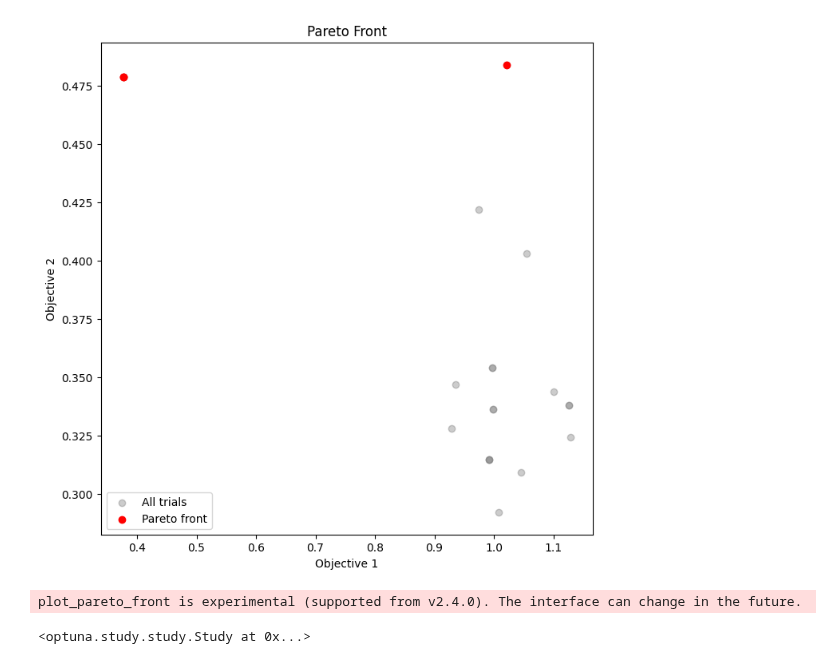
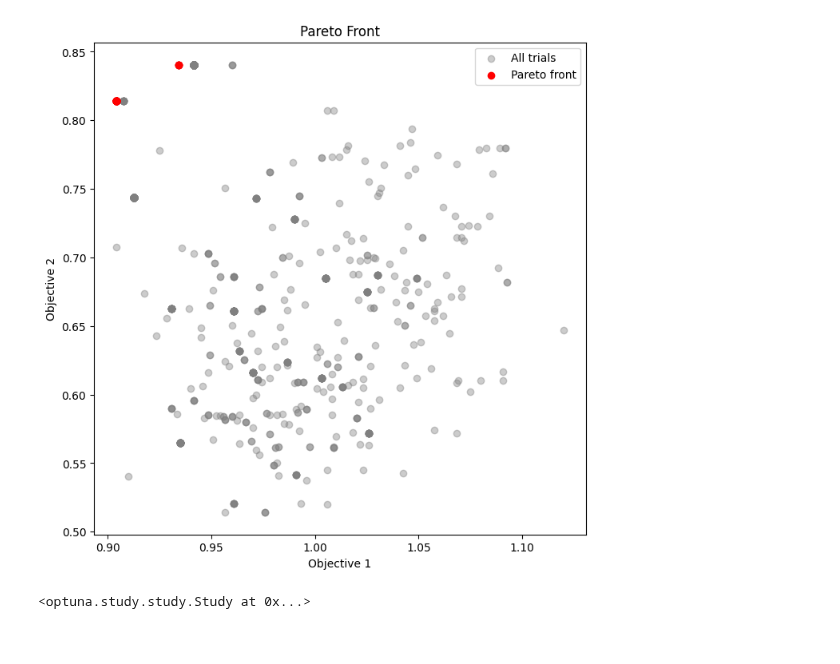
Before and after one commit to albertodoimo/robot-swarm-model, a Jupyter notebook: plot_pareto.ipynb, the cells around one changed output. Saved outputs shown, nothing was run; the diff lists cells and outputs as text; code cells hidden in the pictures.

```diff
--- a/plot_pareto.ipynb
+++ b/plot_pareto.ipynb
@@ -2,36 +2,36 @@
 import optuna
 import matplotlib.pyplot as plt
 
 study = optuna.load_study(
-    study_name="open-space",
-    storage="sqlite:///open_space_tests.db",
+    study_name="tes_params",
+    storage="sqlite:///MASS_RUN_OPTIMIZE.db",
 )
 
 completed = [t for t in study.trials if t.state == optuna.trial.TrialState.COMPLETE]
 
 obj1 = [t.values[0] for t in completed]
 obj2 = [t.values[1] for t in completed]
 
 pareto_trials = study.best_trials
 pareto_obj1 = [t.values[0] for t in pareto_trials]
 pareto_obj2 = [t.values[1] for t in pareto_trials]
 
 fig, ax = plt.subplots(figsize=(8, 8))  # equal width/height figure
 
 ax.scatter(obj1, obj2, alpha=0.4, label="All trials", color="gray")
 ax.scatter(pareto_obj1, pareto_obj2, color="red", label="Pareto front")
 
 ax.set_xlabel("Objective 1")
 ax.set_ylabel("Objective 2")
 ax.set_title("Pareto Front")
 ax.legend()
 
 ax.set_box_aspect(1)  # forces the actual plotted box to be square regardless of data range
 
 plt.savefig("pareto_front_manual.png", dpi=150, bbox_inches="tight")
 plt.show()
 # %% [output]
-[figure, old version]
+[figure, new version]
 # %%
 from optuna.visualization import plot_pareto_front
 
@@ -48,8 +48,6 @@ fig.update_layout(
 
 fig.show()
 # fig.write_image("pareto_front.png")
-# %% [output]
-plot_pareto_front is experimental (supported from v2.4.0). The interface can change in the future.
 # %%
 study
 # %% [output]
```
Also changed, not shown: 30 other files.
